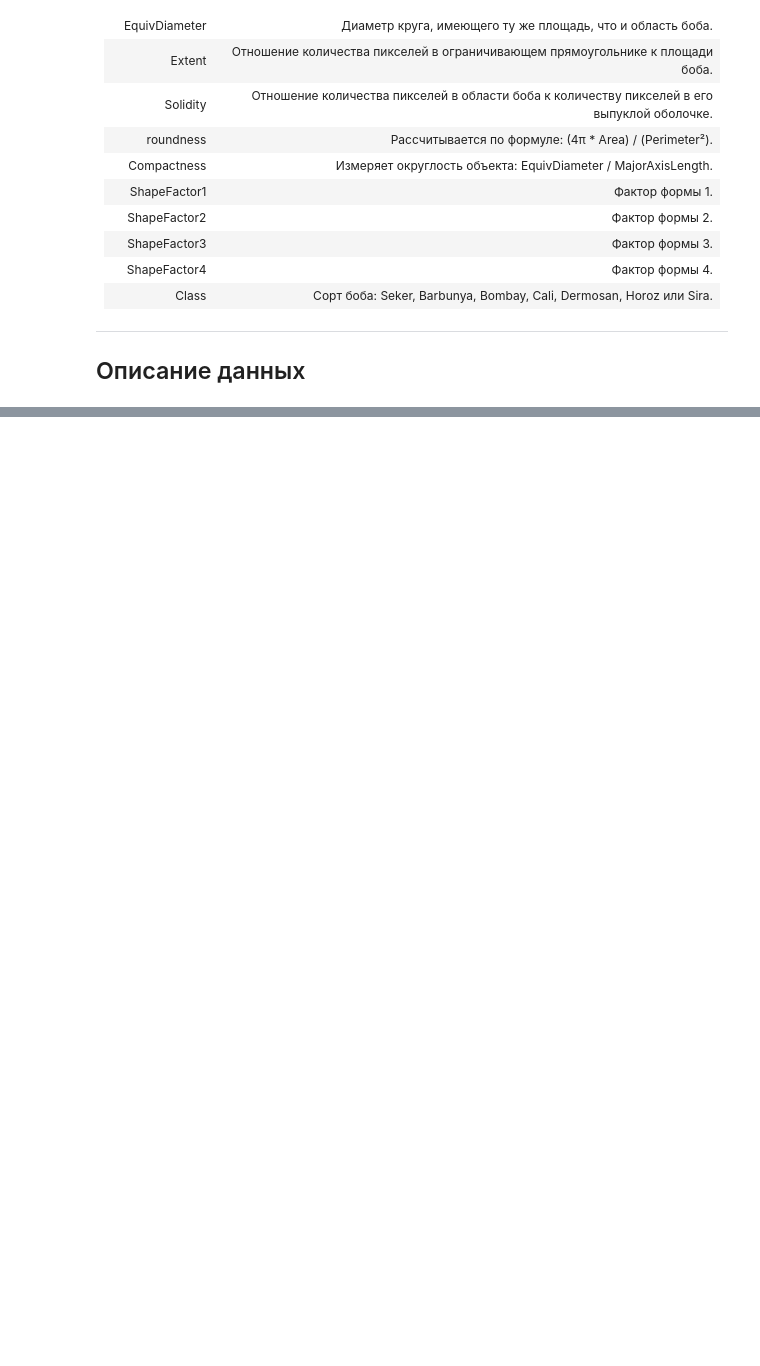
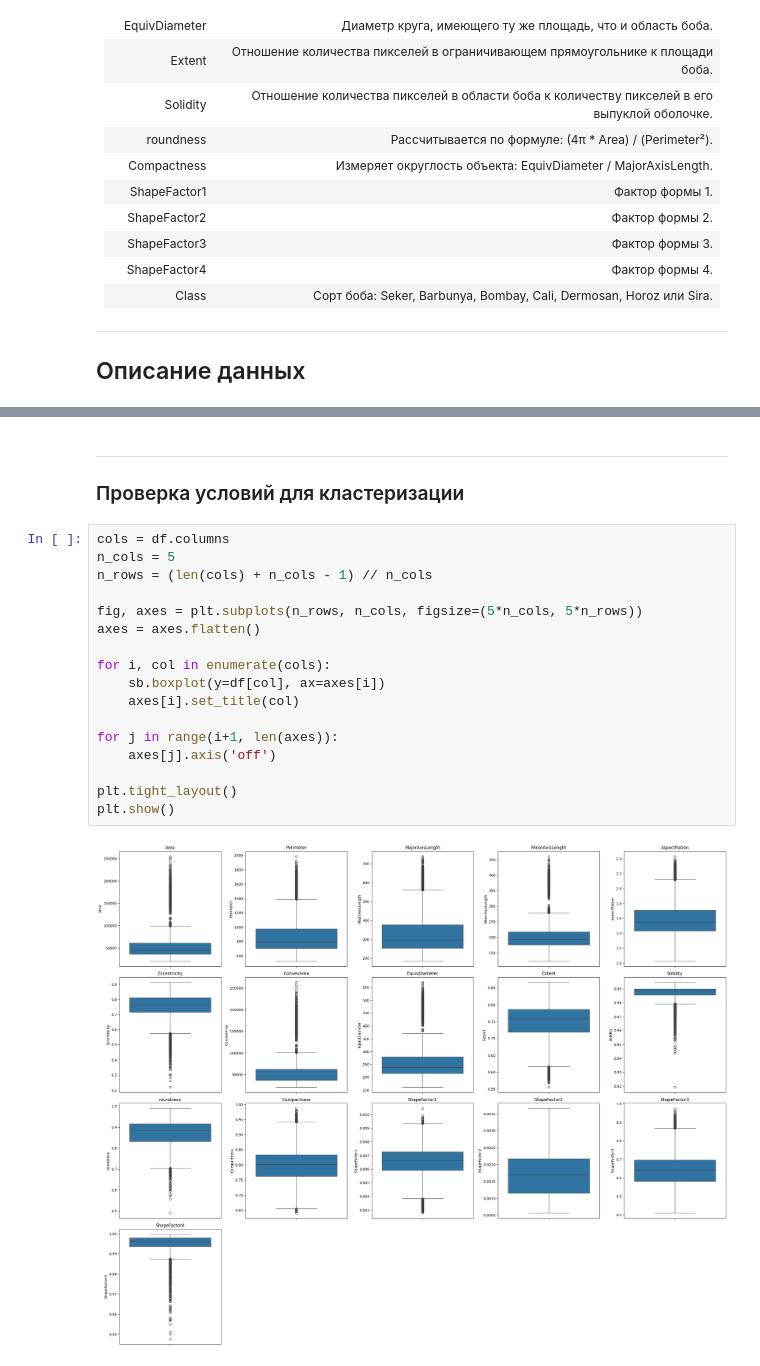
Before and after one commit to rochaldo1/Machine_Learning, a Jupyter notebook: labs/lab_4.ipynb, the cells around one changed output, grey strips where cells are left out. Drawn from its saved outputs; the diff is of its cells as text; blank space fills up the shorter version.

```diff
--- a/labs/lab_4.ipynb
+++ b/labs/lab_4.ipynb
@@ -218,0 +283,24 @@ max        0.974767      0.999733      6.000000
+# %% [markdown]
+
+---
+
+### Проверка условий для кластеризации
+# %%
+cols = df.columns
+n_cols = 5
+n_rows = (len(cols) + n_cols - 1) // n_cols
+
+fig, axes = plt.subplots(n_rows, n_cols, figsize=(5*n_cols, 5*n_rows))
+axes = axes.flatten()
+
+for i, col in enumerate(cols):
+    sb.boxplot(y=df[col], ax=axes[i])
+    axes[i].set_title(col)
+
+for j in range(i+1, len(axes)):
+    axes[j].axis('off')
+
+plt.tight_layout()
+plt.show()
+# %% [output]
+[figure, added]
```
Also changed, not shown: parts of 10 cells of this notebook.
